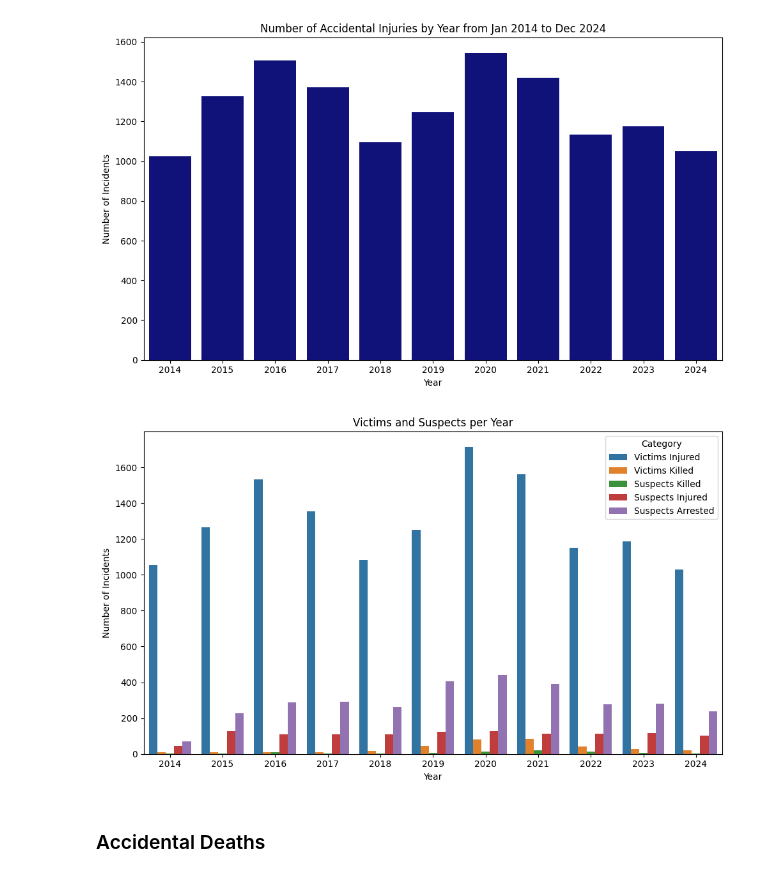
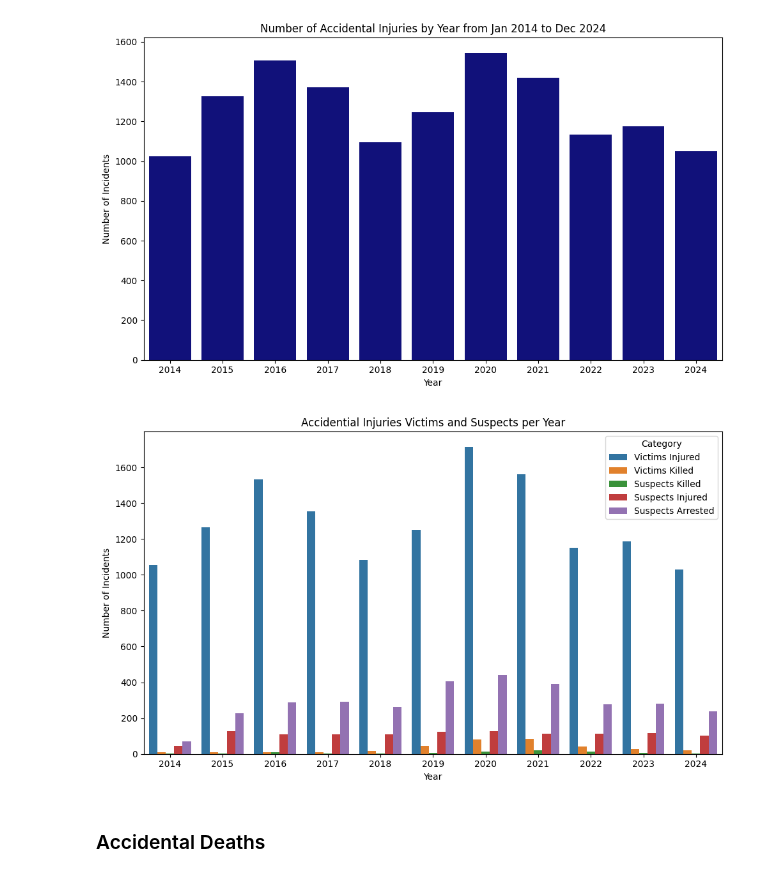
Before and after one commit to kayleedehncke/kayleedehncke_ml-github.io, a Jupyter notebook: website/data/cleaning.ipynb, the cells around one changed output. Saved outputs shown, nothing was run; the diff lists cells and outputs as text; code cells hidden in the pictures.

```diff
--- a/website/data/cleaning.ipynb
+++ b/website/data/cleaning.ipynb
@@ -296,27 +296,27 @@ plt.show()
 # %%
 # pick the columns you care about
 cols_of_interest = ["Victims Injured", "Victims Killed", "Suspects Killed", "Suspects Injured", "Suspects Arrested"]
 
 # group by year and sum counts
 yearly = acc_inj_by_year_df.groupby("Incident Year")[cols_of_interest].sum().reset_index()
 
 # reshape into long format for seaborn
 yearly_melted = yearly.melt(id_vars="Incident Year",
                             value_vars=cols_of_interest,
                             var_name="Category",
                             value_name="Count")
 
 # plot
 plt.figure(figsize=(10,6))
 sns.barplot(data=yearly_melted, x="Incident Year", y="Count", hue="Category")
-plt.title("Victims and Suspects per Year")
+plt.title("Accidential Injuries Victims and Suspects per Year")
 plt.xlabel('Year')
 plt.ylabel('Number of Incidents')
 plt.tight_layout()
 plt.savefig('../recourses/img/plots/acc_inj_injury_killed_by_year.png')
 plt.show()
 # %% [output]
-[figure, old version]
+[figure, new version]
 # %% [markdown]
 ### Accidental Deaths
 # %%
```
Also changed, not shown: parts of 4 cells of this notebook, 11 other files.
